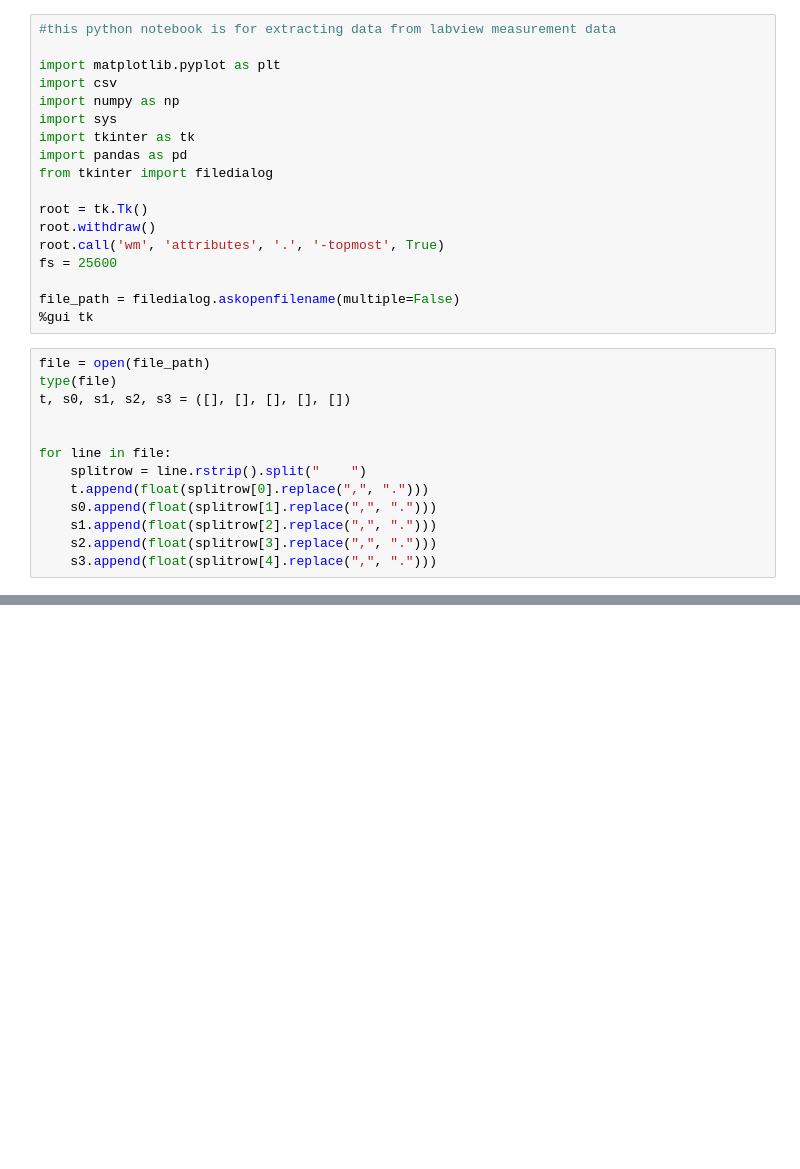
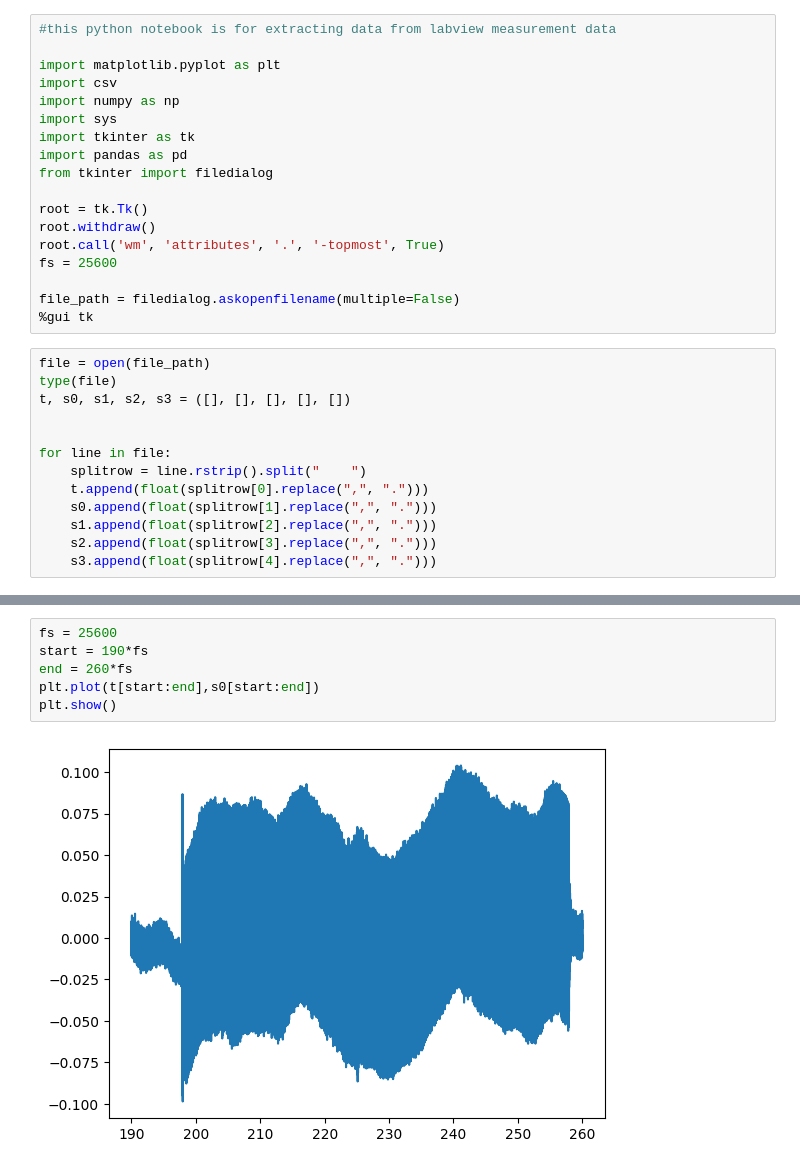
Before and after one commit to VibrasticLab/General_Projects, a Jupyter notebook: JLL_CWO_Okt_2023/extractdata_nidaq.ipynb, the cells around one changed output, grey strips where cells are left out. Saved outputs shown, nothing was run; the diff lists cells and outputs as text; blank space fills up the shorter version.

```diff
--- a/JLL_CWO_Okt_2023/extractdata_nidaq.ipynb
+++ b/JLL_CWO_Okt_2023/extractdata_nidaq.ipynb
@@ -36,0 +37,8 @@ plt.show()
+# %%
+fs = 25600
+start = 190*fs
+end = 260*fs
+plt.plot(t[start:end],s0[start:end])
+plt.show()
+# %% [output]
+[figure, added]
```
Also changed, not shown: parts of 3 cells of this notebook.
